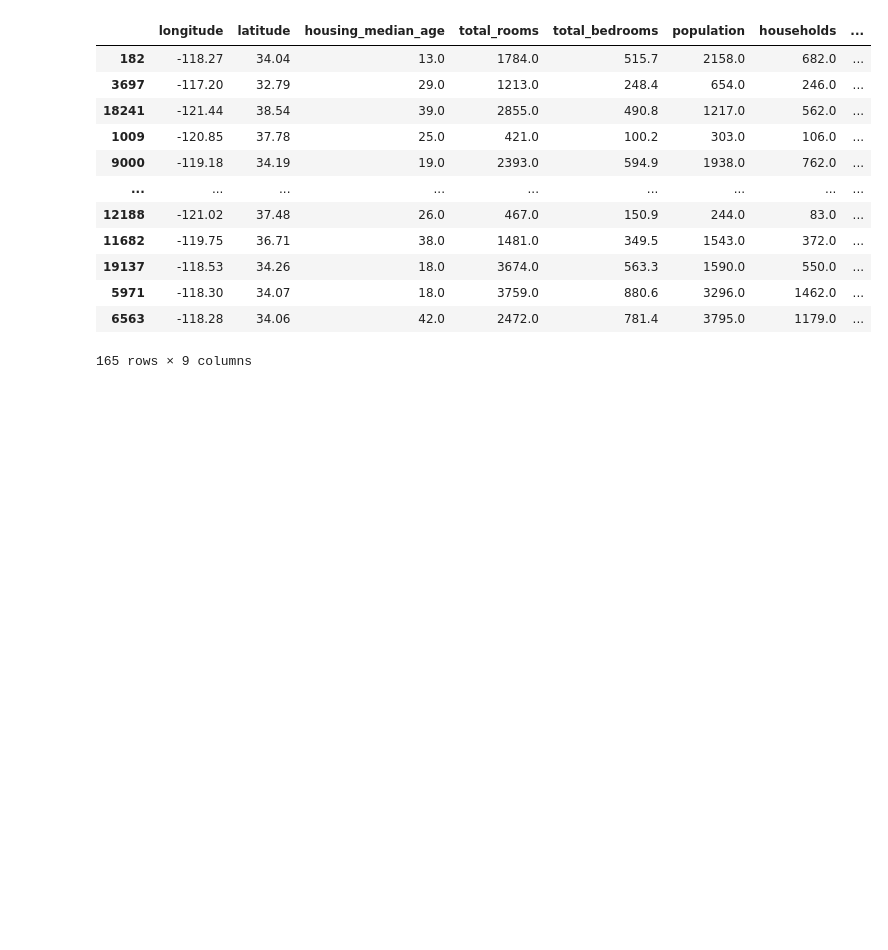
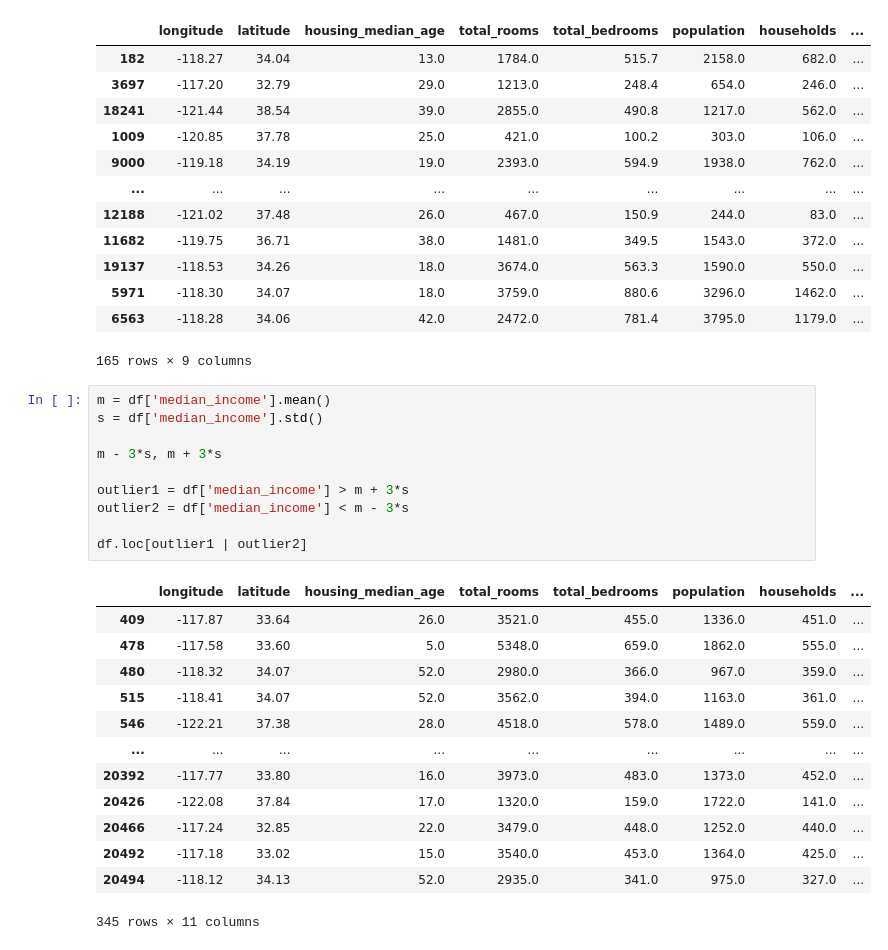
Before and after one commit to AliyarBhos/Works-done-in-Div-Academy, a Jupyter notebook: Module3(From_28_jan)/End_To_End_Machine_Learning_Day2.ipynb, the cells around one changed output. Cells and saved outputs as stored; diff of their text form; blank space fills up the shorter version.

```diff
--- a/Module3(From_28_jan)/End_To_End_Machine_Learning_Day2.ipynb
+++ b/Module3(From_28_jan)/End_To_End_Machine_Learning_Day2.ipynb
@@ -152,3 +152,27 @@ df_num_tr2.loc[null_mask]
 | 5971 | -118.30 | 34.07 | 18.0 | 3759.0 | 880.6 | 3296.0 | 1462.0 | ... |
 | 6563 | -118.28 | 34.06 | 42.0 | 2472.0 | 781.4 | 3795.0 | 1179.0 | ... |
 165 rows × 9 columns
+# %%
+m = df['median_income'].mean()
+s = df['median_income'].std()
+
+m - 3*s, m + 3*s
+
+outlier1 = df['median_income'] > m + 3*s
+outlier2 = df['median_income'] < m - 3*s
+
+df.loc[outlier1 | outlier2]
+# %% [output]
+|  | longitude | latitude | housing_median_age | total_rooms | total_bedrooms | population | households | ... |
+| 409 | -117.87 | 33.64 | 26.0 | 3521.0 | 455.0 | 1336.0 | 451.0 | ... |
+| 478 | -117.58 | 33.60 | 5.0 | 5348.0 | 659.0 | 1862.0 | 555.0 | ... |
+| 480 | -118.32 | 34.07 | 52.0 | 2980.0 | 366.0 | 967.0 | 359.0 | ... |
+| 515 | -118.41 | 34.07 | 52.0 | 3562.0 | 394.0 | 1163.0 | 361.0 | ... |
+| 546 | -122.21 | 37.38 | 28.0 | 4518.0 | 578.0 | 1489.0 | 559.0 | ... |
+| ... | ... | ... | ... | ... | ... | ... | ... | ... |
+| 20392 | -117.77 | 33.80 | 16.0 | 3973.0 | 483.0 | 1373.0 | 452.0 | ... |
+| 20426 | -122.08 | 37.84 | 17.0 | 1320.0 | 159.0 | 1722.0 | 141.0 | ... |
+| 20466 | -117.24 | 32.85 | 22.0 | 3479.0 | 448.0 | 1252.0 | 440.0 | ... |
+| 20492 | -117.18 | 33.02 | 15.0 | 3540.0 | 453.0 | 1364.0 | 425.0 | ... |
+| 20494 | -118.12 | 34.13 | 52.0 | 2935.0 | 341.0 | 975.0 | 327.0 | ... |
+345 rows × 11 columns
```
Also changed, not shown: parts of 1 cell of this notebook.
